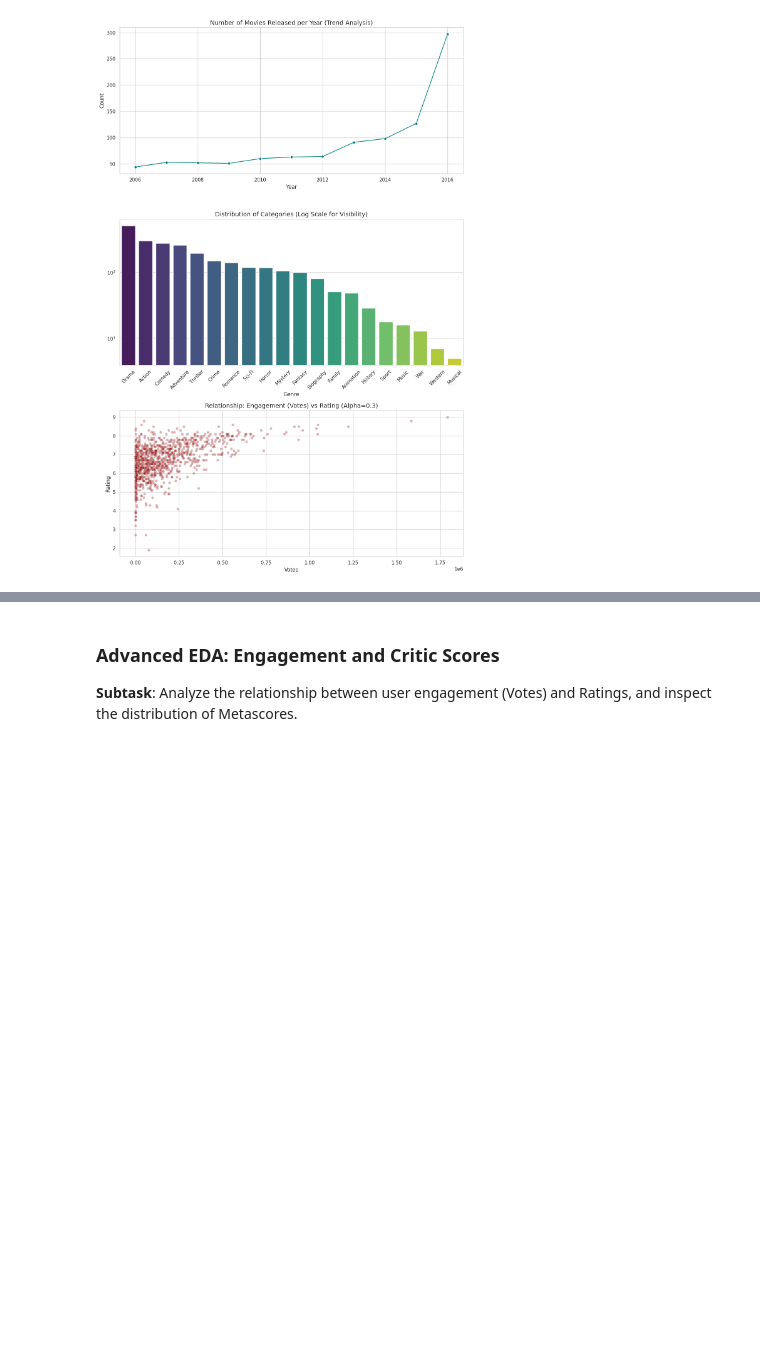
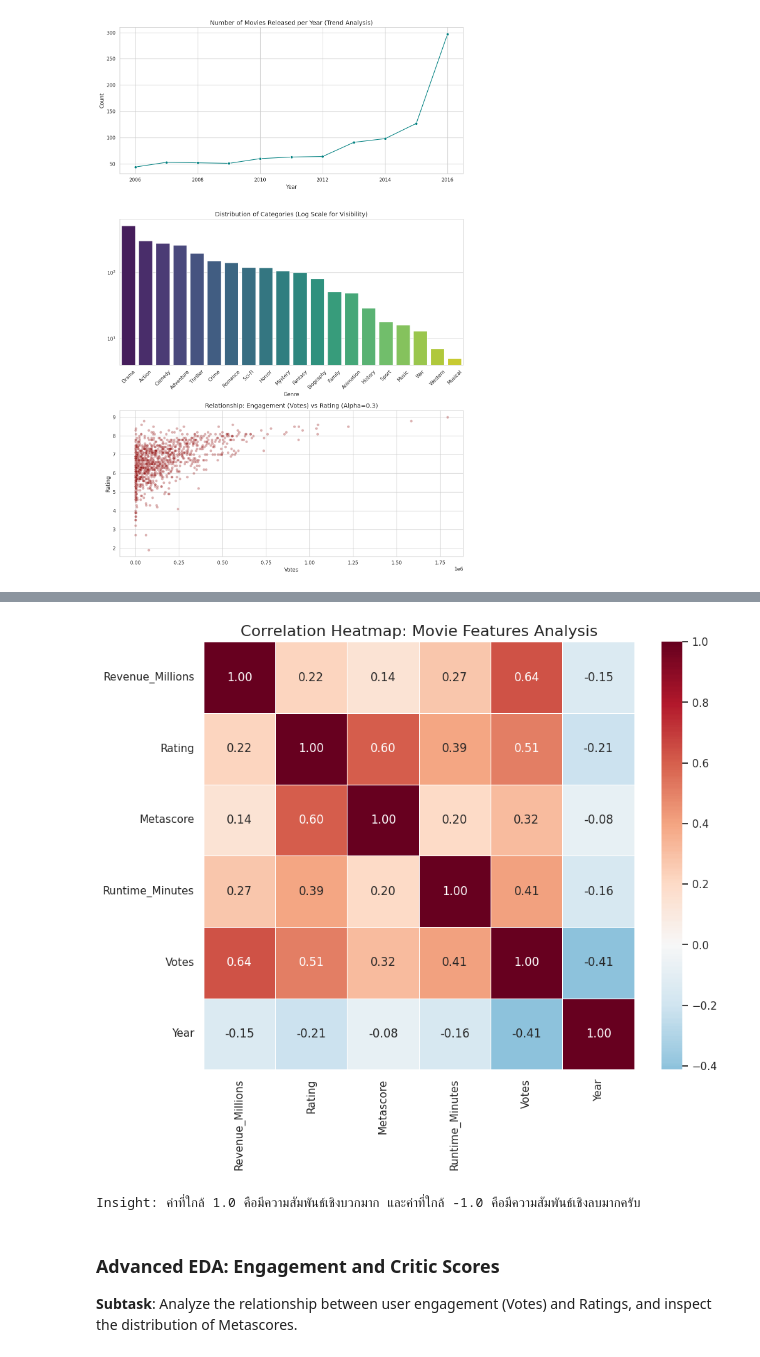
Before and after one commit to s6604053620019-a11y/colab, a Jupyter notebook: IMDB.ipynb, the cells around one changed output, grey strips where cells are left out. Drawn from its saved outputs; the diff is of its cells as text; code cells hidden in the pictures; blank space fills up the shorter version.

```diff
--- a/IMDB.ipynb
+++ b/IMDB.ipynb
@@ -196,3 +190,33 @@ plt.show()
+# %%
+import matplotlib.pyplot as plt
+import seaborn as sns
+
+# Define the features to analyze for correlation
+# Focus on key numerical features identified by the user
+features_to_check = ['Revenue_Millions', 'Rating', 'Metascore', 'Runtime_Minutes', 'Votes', 'Year']
+
+plt.figure(figsize=(10, 8))
+
+# Calculate correlation matrix using the selected numerical features
+corr_matrix_viz = df[features_to_check].corr()
+
+# Create heatmap with annotations
+sns.heatmap(
+    corr_matrix_viz,
+    annot=True,
+    cmap='RdBu_r',
+    fmt='.2f',
+    center=0,
+    linewidths=0.5
+)
+
+plt.title('Correlation Heatmap: Movie Features Analysis', fontsize=16)
+plt.show()
+
+print('Insight: ค่าที่ใกล้ 1.0 คือมีความสัมพันธ์เชิงบวกมาก และค่าที่ใกล้ -1.0 คือมีความสัมพันธ์เชิงลบมากครับ')
+# %% [output]
+[figure, added]
+Insight: ค่าที่ใกล้ 1.0 คือมีความสัมพันธ์เชิงบวกมาก และค่าที่ใกล้ -1.0 คือมีความสัมพันธ์เชิงลบมากครับ
 # %% [markdown]
 ### Advanced EDA: Engagement and Critic Scores
 
```
Also changed, not shown: parts of 12 cells of this notebook.
